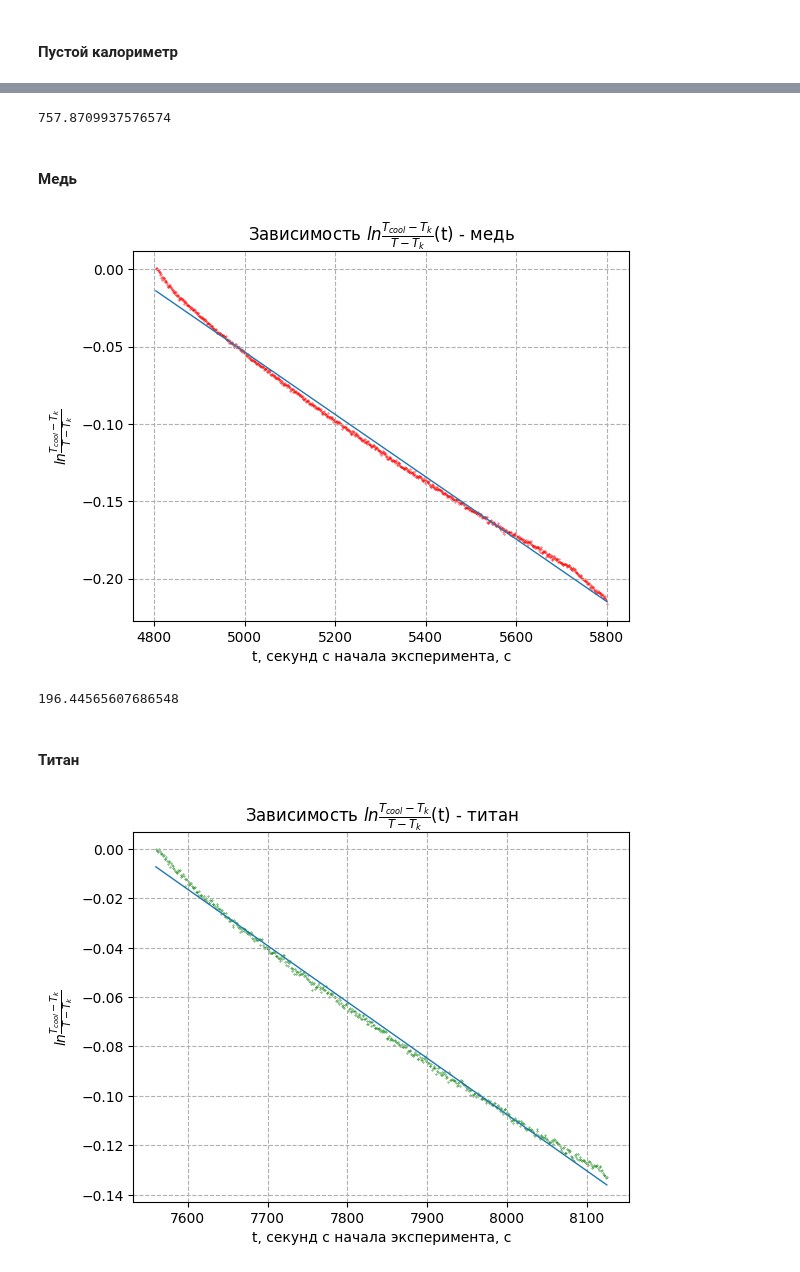
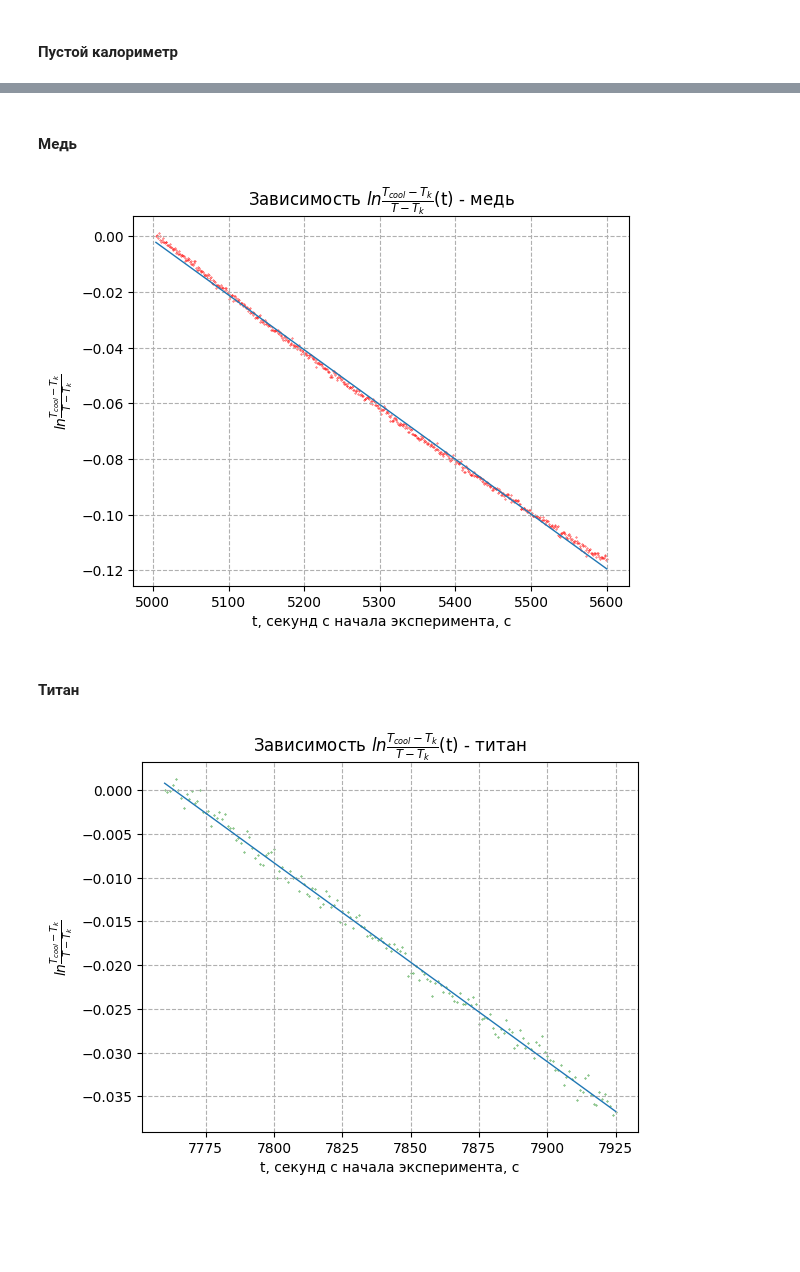
Before and after one commit to UjeNeTORT/labs, a Jupyter notebook: sem_2/2.1.4/laba.ipynb, the cells around one changed output, grey strips where cells are left out. Saved outputs shown, nothing was run; the diff lists cells and outputs as text; code cells hidden in the pictures; blank space fills up the shorter version.

```diff
--- a/sem_2/2.1.4/laba.ipynb
+++ b/sem_2/2.1.4/laba.ipynb
@@ -93,12 +85,7 @@ class Experiment:
         return range(t_begin, t_end), ln_temperature
 
     def calc_lambda(self, k, t_begin, t_end):
-        lambdas = [self.power/(self.temperature[i] - self.av_room_temp) *
-                    (1 - math.exp(-k * self.time[i - t_begin])) for i in range(t_begin, t_end)]
-        return range(0, t_end - t_begin), lambdas
-
-    def calc_lambda_mb(self, k, t_begin, t_end):
-        lambdas = [self.power/(self.temperature[i] - self.av_room_temp) *
+        lambdas = [self.power / (self.temperature[i] - self.av_room_temp) *
                     (1 - math.exp(-k * self.time[i - t_begin])) for i in range(t_begin, t_end)]
         return range(0, t_end - t_begin), lambdas
 
@@ -140,17 +127,22 @@ nlines = 8127
 popping dot [1730](1736, 316)
 current nlines = 8126
 # %%
-EMPTY_HEAT_BEGIN = 368
-EMPTY_HEAT_STOP  = 1736
-EMPTY_COOL_STOP  = 2447 # 2456
+DELTA_T = 200
 
-COPPER_HEAT_BEGIN = 3058
-COPPER_HEAT_STOP  = 4804
-COPPER_COOL_STOP  = 5801 # 5820
+EMPTY_HEAT_BEGIN      = 368
+EMPTY_HEAT_ROOM_TEMP  = 688
+EMPTY_HEAT_STOP       = 1736
+EMPTY_COOL_STOP       = 2447 # 2456
 
-TITAN_HEAT_BEGIN = 6348
-TITAN_HEAT_STOP  = 7560
-TITAN_COOL_STOP  = 8126 # 8153
+COPPER_HEAT_BEGIN     = 3058
+COPPER_HEAT_ROOM_TEMP = 3456
+COPPER_HEAT_STOP      = 4804
+COPPER_COOL_STOP      = 5801 # 5820
+
+TITAN_HEAT_BEGIN      = 6348
+TITAN_HEAT_ROOM_TEMP  = 6628
+TITAN_HEAT_STOP       = 7560
+TITAN_COOL_STOP       = 8126 # 8153
 # %%
 plt.figure()
 plt.xlabel("t, секунд с начала эксперимента, с")
@@ -203,15 +195,7 @@ k_empty = k
-# %%
-times, lambdas = Experiment.calc_lambda(k_empty, EMPTY_HEAT_BEGIN, EMPTY_HEAT_STOP)
-times, lambdas = Experiment.calc_lambda_mb(k_empty, 688, EMPTY_HEAT_STOP)
-av_lambda = np.mean(lambdas)
-c_empty = av_lambda/k_empty
-c_empty
-# %% [output]
-757.8709937576574
 # %% [markdown]
 #### Медь
 # %%
-times, T_lns = Experiment.calc_ln_temperatures(COPPER_HEAT_STOP, COPPER_COOL_STOP)
+times, T_lns = Experiment.calc_ln_temperatures(COPPER_HEAT_STOP + DELTA_T, COPPER_COOL_STOP - DELTA_T)
 plt.figure()
 plt.xlabel("t, секунд с начала эксперимента, с")
 plt.ylabel("$ln\\frac{T_{cool}-T_k}{T-T_k}$")
@@ -224,34 +208,25 @@ x = np.array([min(times), max(times)])
 plt.plot(x, k*x + b, "-", linewidth = 1)
 
 plt.show()
-k_copper = k
+k_copper = -k
 # %% [output]
-[figure, old version]
+[figure, new version]
-# %%
-times, lambdas = Experiment.calc_lambda(k_copper, COPPER_HEAT_BEGIN, COPPER_HEAT_STOP)
-times, lambdas = Experiment.calc_lambda(k_copper, 3456, COPPER_HEAT_STOP)
-av_lambda = np.mean(lambdas)
-c_temp = av_lambda/k_copper
-c_copper = c_temp - c_empty
-c_copper
-# %% [output]
-196.44565607686548
 # %% [markdown]
 #### Титан
 # %%
-times, T_lns = Experiment.calc_ln_temperatures(TITAN_HEAT_STOP, TITAN_COOL_STOP)
+times, T_lns = Experiment.calc_ln_temperatures(TITAN_HEAT_STOP + DELTA_T, TITAN_COOL_STOP - DELTA_T)
 plt.figure()
 plt.xlabel("t, секунд с начала эксперимента, с")
 plt.ylabel("$ln\\frac{T_{cool}-T_k}{T-T_k}$")
 plt.title('Зависимость $ln\\frac{T_{cool}-T_k}{T-T_k}$(t) - титан')
 plt.grid(True, linestyle = '--')
 plt.scatter(times, T_lns, s=.1, color = 'g')
 
 k, b, kerr, berr = LeastSquares(times, T_lns)
 x = np.array([min(times), max(times)])
 plt.plot(x, k*x + b, "-", linewidth = 1)
 
 plt.show()
-k_titan = k
+k_titan = -k
 # %% [output]
-[figure, old version]
+[figure, new version]
```
Also changed, not shown: parts of 4 cells of this notebook, 1 other file.
